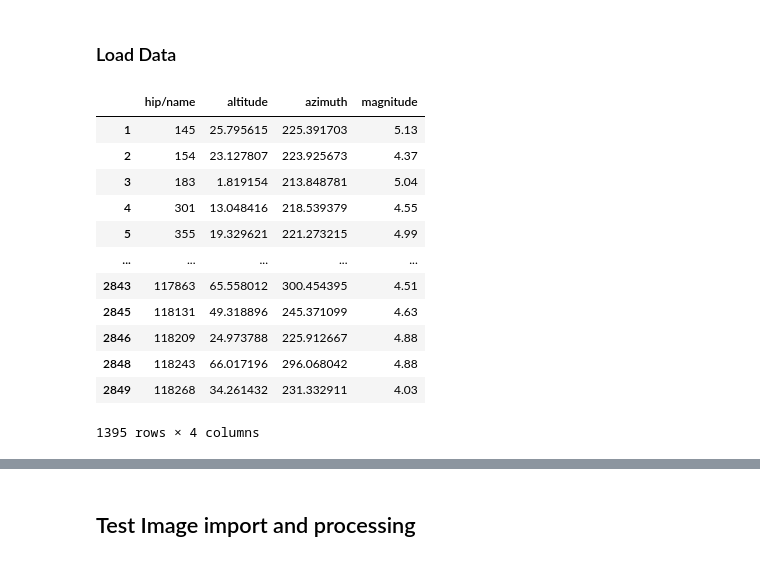
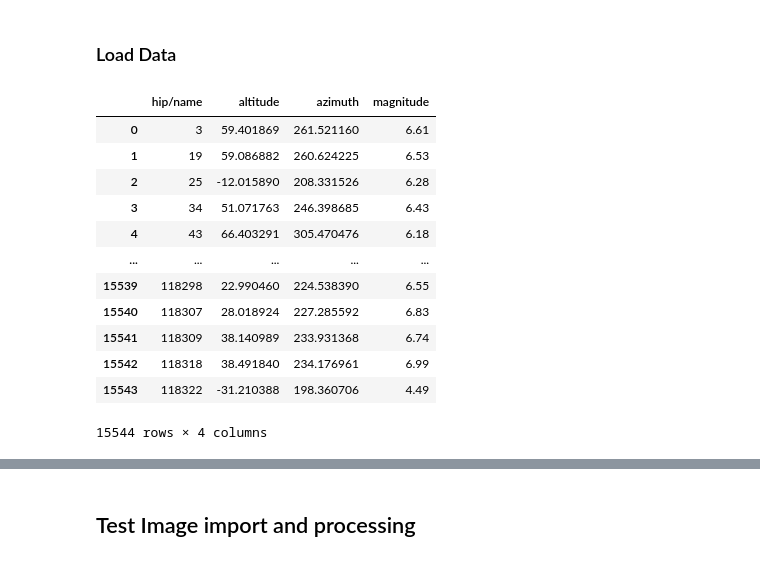
Before and after one commit to emilycardwell/find-my-star, a Jupyter notebook: testing.ipynb, the cells around one changed output, grey strips where cells are left out. Cells and saved outputs as stored; diff of their text form; code cells hidden in the pictures.

```diff
--- a/testing.ipynb
+++ b/testing.ipynb
@@ -37,54 +40,52 @@ import reference.load as load_ref
 ### Load Data
 # %%
 # load data
-stars_df = load_ref.stars(magnitude=5.5)
+stars_df = load_ref.stars(magnitude=7.0)
 planets = load_ref.planets()
+const_df = load_ref.constellations()
 
 # get star magnitudes
 mag = stars_df['magnitude'].values
 
 # set date, time, & location
 earth = planets['earth']
 dt = load.timescale().utc(2024, 10, 11, 2) # 11/10/2024 02:00 UTC
 test_loc = earth + wgs84.latlon(51.74, -9.44, elevation_m=50)
 
 # get positions
 star_positions = Star.from_dataframe(stars_df)
 st_apps = test_loc.at(dt).observe(star_positions).apparent()
 st_alt, st_az, _ = st_apps.altaz(temperature_C=4.0, pressure_mbar=1017.0) # can use app.altaz('standard')
 targets = ['venus', 'mars', 'jupiter barycenter', 'saturn barycenter']
 pl_apps = [test_loc.at(dt).observe(planets[target]).apparent() for target in targets]
 pl_coords = [pl_app.altaz(temperature_C=4.0, pressure_mbar=1017.0) for pl_app in pl_apps]
 
 # create DFs
 star_data = pd.DataFrame({
     'hip/name': stars_df.index,
     'altitude': st_alt.degrees,
     'azimuth': st_az.degrees,
     'magnitude': mag
 })
 # planets = pd.DataFrame({
 #     'hip/name': ['venus', 'mars', 'jupiter', 'saturn'],
 #     'altitude': [pl[0].degrees for pl in pl_coords],
 #     'azimuth': [pl[1].degrees for pl in pl_coords],
 #     'magnitude': 1
 #     })
-# star_data = pd.concat([star_data, planets])
-
-# only keep objects above the horizon
-star_data = star_data[star_data['altitude'] > 0]
+# star_data = pd.concat([star_data, planets]).reset_index(drop=True)
 star_data
 # %% [output]
 |  | hip/name | altitude | azimuth | magnitude |
-| 1 | 145 | 25.795615 | 225.391703 | 5.13 |
-| 2 | 154 | 23.127807 | 223.925673 | 4.37 |
-| 3 | 183 | 1.819154 | 213.848781 | 5.04 |
-| 4 | 301 | 13.048416 | 218.539379 | 4.55 |
-| 5 | 355 | 19.329621 | 221.273215 | 4.99 |
+| 0 | 3 | 59.401869 | 261.521160 | 6.61 |
+| 1 | 19 | 59.086882 | 260.624225 | 6.53 |
+| 2 | 25 | -12.015890 | 208.331526 | 6.28 |
+| 3 | 34 | 51.071763 | 246.398685 | 6.43 |
+| 4 | 43 | 66.403291 | 305.470476 | 6.18 |
 | ... | ... | ... | ... | ... |
-| 2843 | 117863 | 65.558012 | 300.454395 | 4.51 |
-| 2845 | 118131 | 49.318896 | 245.371099 | 4.63 |
-| 2846 | 118209 | 24.973788 | 225.912667 | 4.88 |
-| 2848 | 118243 | 66.017196 | 296.068042 | 4.88 |
-| 2849 | 118268 | 34.261432 | 231.332911 | 4.03 |
+| 15539 | 118298 | 22.990460 | 224.538390 | 6.55 |
+| 15540 | 118307 | 28.018924 | 227.285592 | 6.83 |
+| 15541 | 118309 | 38.140989 | 233.931368 | 6.74 |
+| 15542 | 118318 | 38.491840 | 234.176961 | 6.99 |
+| 15543 | 118322 | -31.210388 | 198.360706 | 4.49 |
-1395 rows × 4 columns
+15544 rows × 4 columns
```
Also changed, not shown: parts of 10 cells of this notebook, 1 other file.
